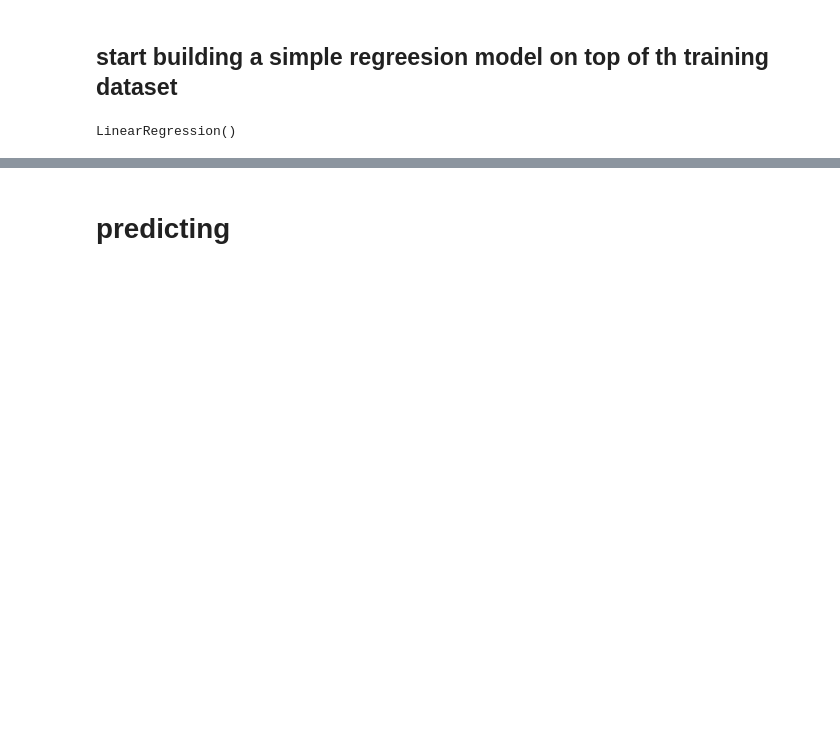
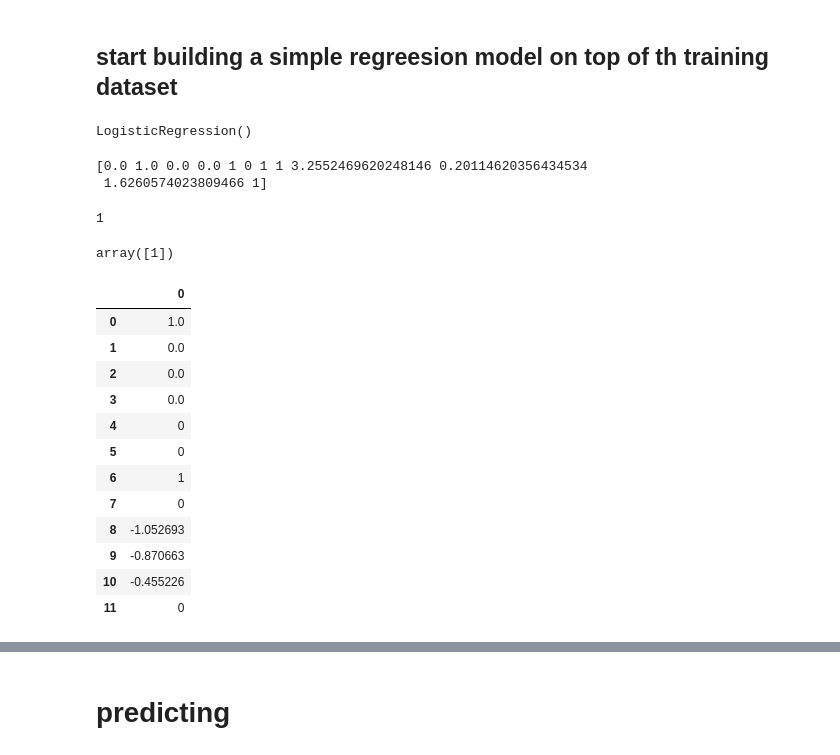
Before and after one commit to salunkhegr1712/Machine-Learning, a Jupyter notebook: Projects/heartDisease.ipynb, the cells around one changed output, grey strips where cells are left out. Cells and saved outputs as stored; diff of their text form; code cells hidden in the pictures; blank space fills up the shorter version.

```diff
--- a/Projects/heartDisease.ipynb
+++ b/Projects/heartDisease.ipynb
@@ -229,17 +229,44 @@ print(pd.DataFrame(xtrain))
 # %% [markdown]
 ## start building a simple regreesion model on top of th training dataset
 # %%
-from sklearn.linear_model import LinearRegression
+from sklearn.linear_model import LogisticRegression
 
-model=LinearRegression()
+model=LogisticRegression()
 
 # now train the model
 model.fit(xtrain,ytrain)
 # %% [output]
-LinearRegression()
+LogisticRegression()
 # %%
 # get predicted values
 yPredicted=model.predict(xtest)
+# %%
+print(xtest[107])
+yPredicted[107]
+# %% [output]
+[0.0 1.0 0.0 0.0 1 0 1 1 3.2552469620248146 0.20114620356434534
+ 1.6260574023809466 1]
+1
+# %%
+model.predict(np.array([[0.0 ,1.0 ,0.0 ,0.0 ,1,0,1,1,5.2552469620248146,0.20114620356434534,1.6260574023809466,1]]))
+# %% [output]
+array([1])
+# %%
+pd.DataFrame(xtest[31])
+# %% [output]
+|  | 0 |
+| 0 | 1.0 |
+| 1 | 0.0 |
+| 2 | 0.0 |
+| 3 | 0.0 |
+| 4 | 0 |
+| 5 | 0 |
+| 6 | 1 |
+| 7 | 0 |
+| 8 | -1.052693 |
+| 9 | -0.870663 |
+| 10 | -0.455226 |
+| 11 | 0 |
 # %%
 print(yPredicted)
 # %% [output]
```
Also changed, not shown: parts of 2 cells of this notebook, 4 other files.
